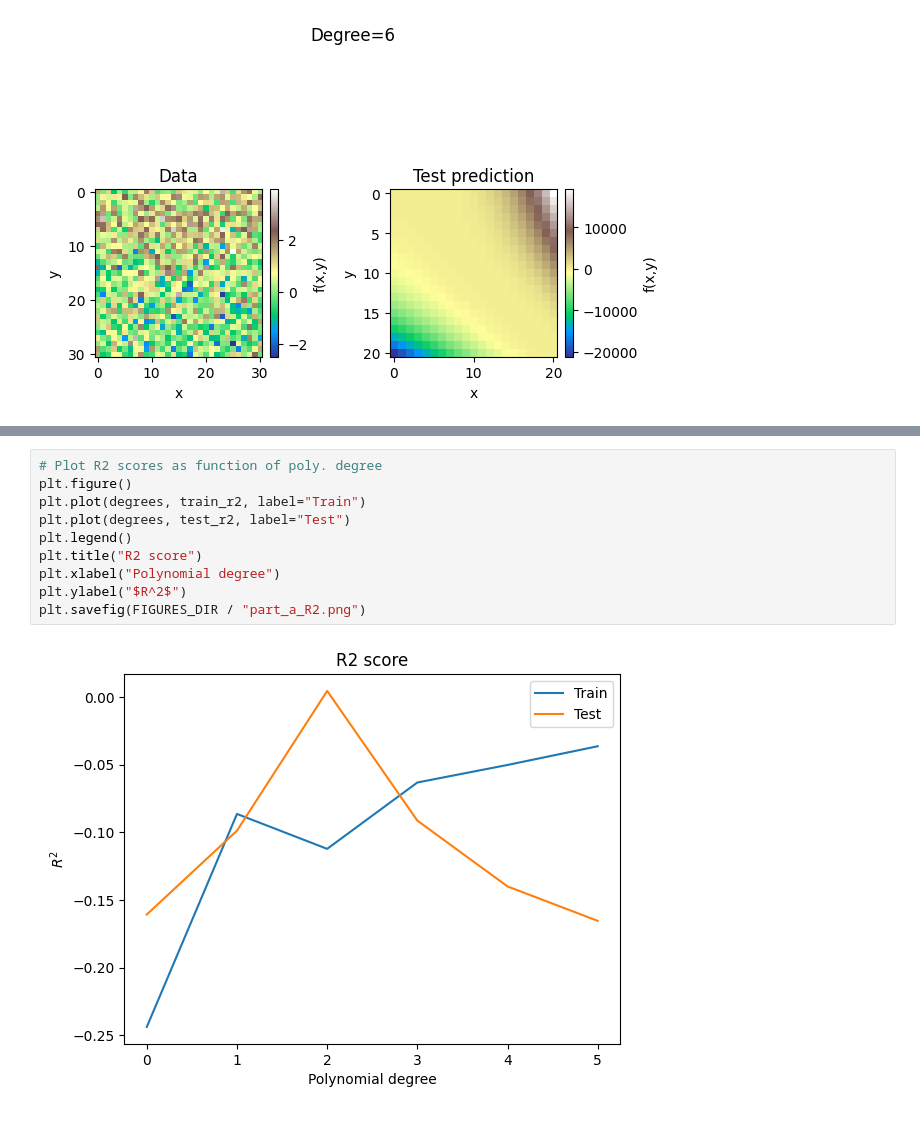
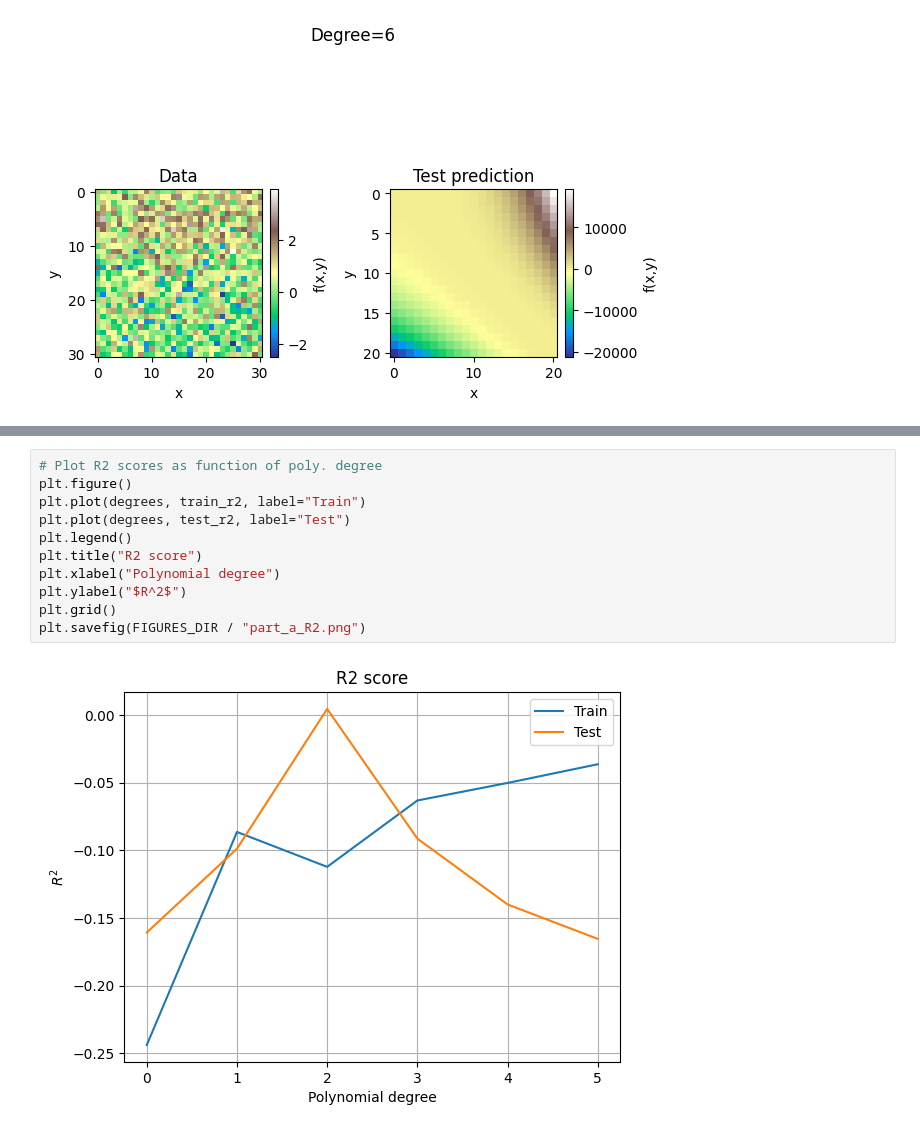
Before and after one commit to LassePladsen/FYS-STK3155-projects, a Jupyter notebook: project1/source_code/part_a_franke_OLS.ipynb, the cells around one changed output, grey strips where cells are left out. Saved outputs shown, nothing was run; the diff lists cells and outputs as text.

```diff
--- a/project1/source_code/part_a_franke_OLS.ipynb
+++ b/project1/source_code/part_a_franke_OLS.ipynb
@@ -161,15 +162,16 @@ plt.savefig(FIGURES_DIR / "part_a_MSE.png")
 # %%
 # Plot R2 scores as function of poly. degree
 plt.figure()
 plt.plot(degrees, train_r2, label="Train")
 plt.plot(degrees, test_r2, label="Test")
 plt.legend()
 plt.title("R2 score")
 plt.xlabel("Polynomial degree")
 plt.ylabel("$R^2$")
+plt.grid()
 plt.savefig(FIGURES_DIR / "part_a_R2.png")
 # %% [output]
-[figure, old version]
+[figure, new version]
 # %%
 # Now plot the beta parameters
 plt.figure()
```
Also changed, not shown: parts of 2 cells of this notebook, 13 other files.
